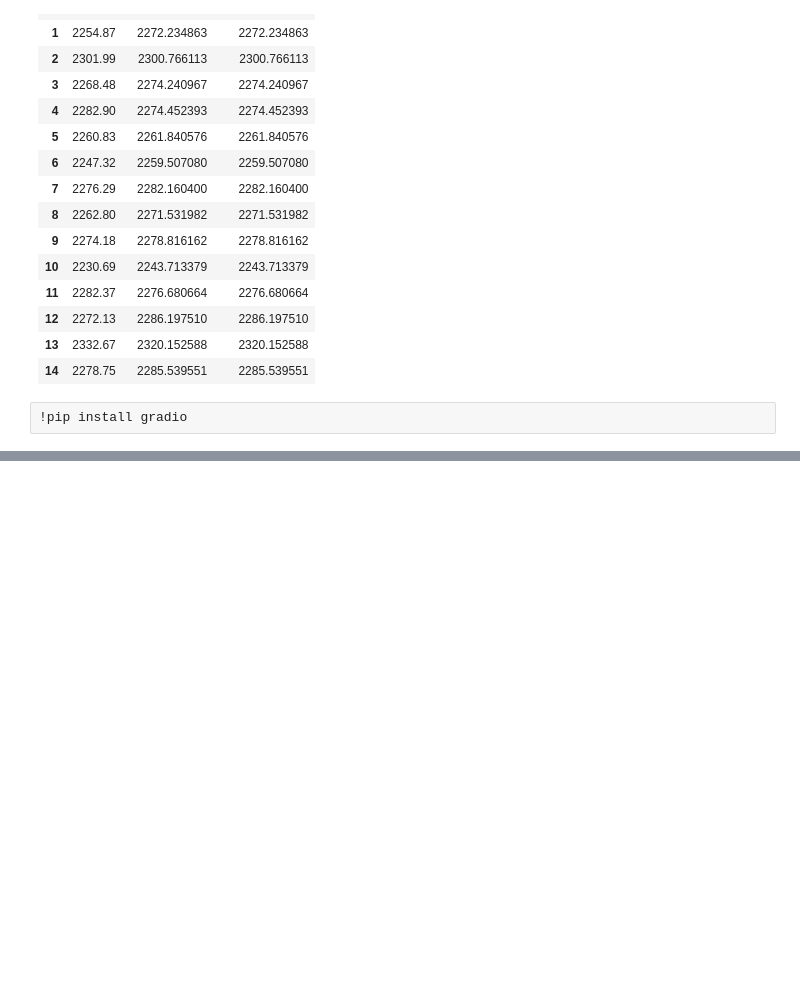
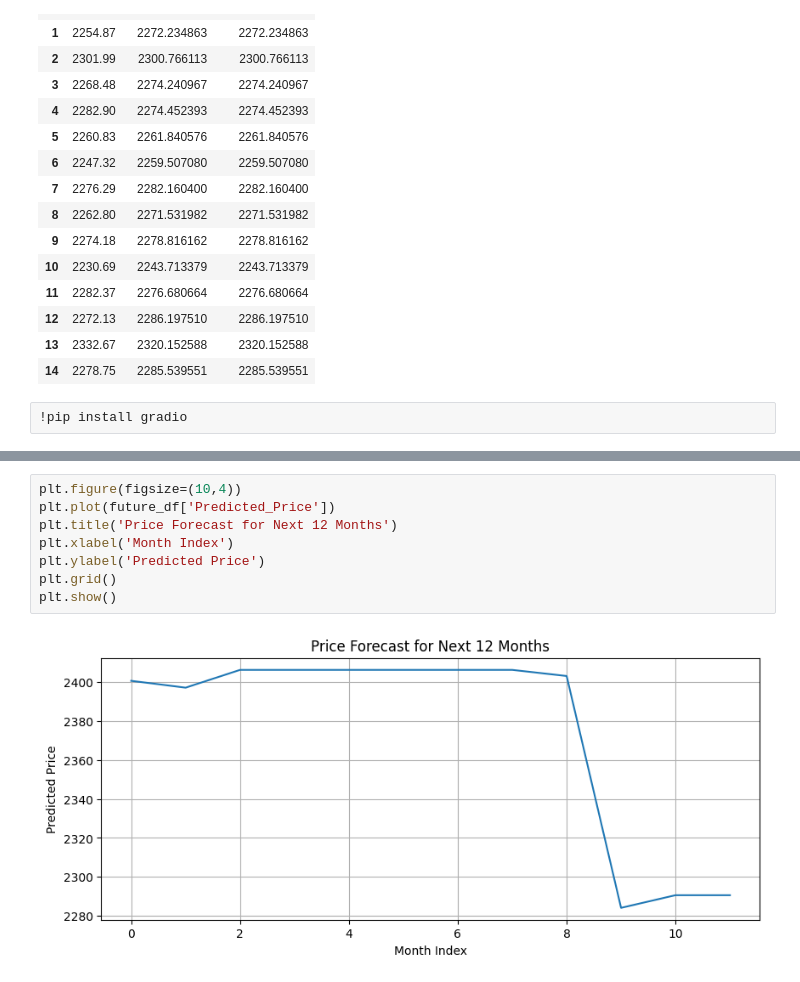
Before and after one commit to abhaydubey200/Second_Project-_Price_prediction_model, a Jupyter notebook: Price_prediction_model.ipynb, the cells around one changed output, grey strips where cells are left out. Drawn from its saved outputs; the diff is of its cells as text; blank space fills up the shorter version.

```diff
--- a/Price_prediction_model.ipynb
+++ b/Price_prediction_model.ipynb
@@ -1812,0 +1873,10 @@ df_master.head()
+# %%
+plt.figure(figsize=(10,4))
+plt.plot(future_df['Predicted_Price'])
+plt.title('Price Forecast for Next 12 Months')
+plt.xlabel('Month Index')
+plt.ylabel('Predicted Price')
+plt.grid()
+plt.show()
+# %% [output]
+[figure, added]
```
Also changed, not shown: parts of 8 cells of this notebook.
